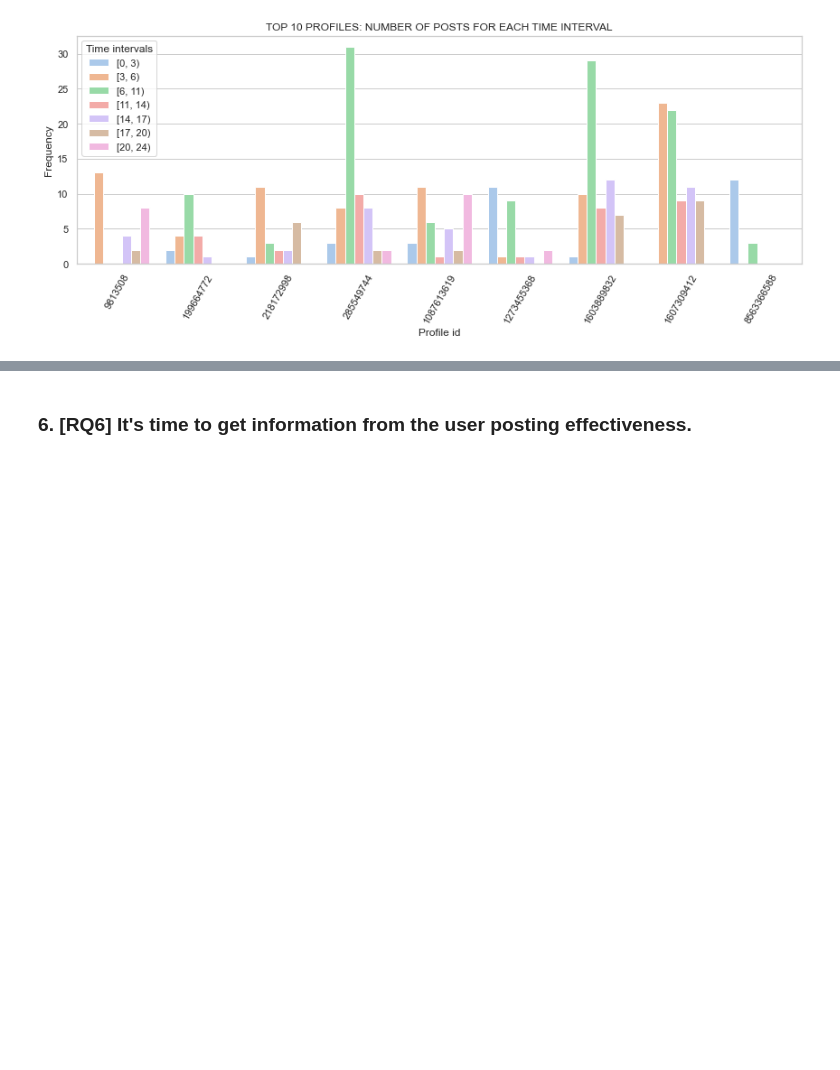
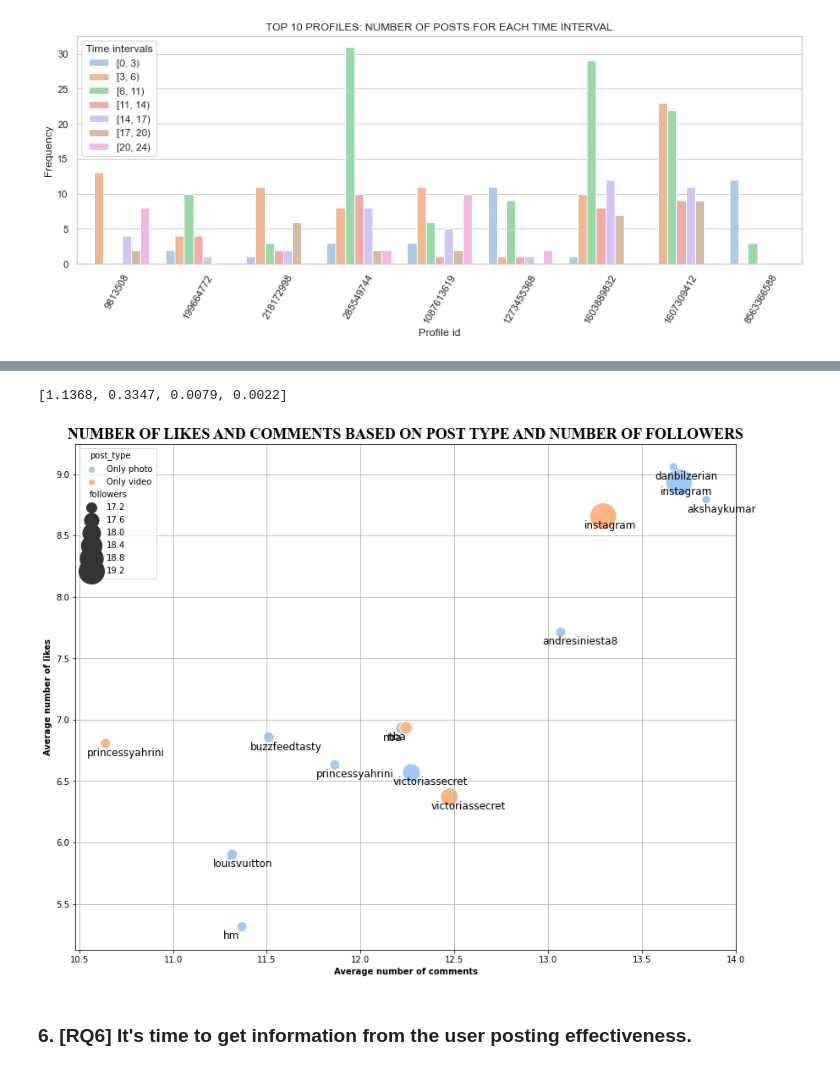
Before and after one commit to Prot10/ADM_HW_2, a Jupyter notebook: general.ipynb, the cells around one changed output, grey strips where cells are left out. Saved outputs shown, nothing was run; the diff lists cells and outputs as text; code cells hidden in the pictures; blank space fills up the shorter version.

```diff
--- a/general.ipynb
+++ b/general.ipynb
@@ -852,0 +836,4 @@ del subset5, top10profiles_followers, post_locations, post_locations_influent, l
+# %%
+# average number of likes and comments that each popular user receives on posts with videos
+avg_tab_videos = round(posts_t_l_c[posts_t_l_c['post_type']==2].groupby(['sid_profile'])[['numbr_likes', 'number_comments']].mean().dropna(),2)
+avg_tab_videos
@@ -852,0 +847,6 @@ del subset5, top10profiles_followers, post_locations, post_locations_influent, l
+# %%
+# At this point we merge the to subsets on "sid_profile"
+profiles_followers = top10profiles_followers[['profile_name', 'followers']]
+avg_tab_photos_foll = pd.merge(avg_tab_photos, profiles_followers,
+                               left_on=avg_tab_photos.index, right_on=profiles_followers.index)
+avg_tab_photos_foll['post_type'] = 'Only photo'
@@ -852,0 +867,4 @@ del subset5, top10profiles_followers, post_locations, post_locations_influent, l
+# %%
+avg_tab_videos_foll = pd.merge(avg_tab_videos, profiles_followers,
+                               left_on=avg_tab_videos.index, right_on=profiles_followers.index)
+avg_tab_videos_foll['post_type'] = 'Only video'
@@ -852,0 +879,6 @@ del subset5, top10profiles_followers, post_locations, post_locations_influent, l
+# %%
+avg_tab_foll = avg_tab_photos_foll.append(avg_tab_videos_foll, ignore_index=True)
+avg_tab_foll['numbr_likes'] = avg_tab_foll['numbr_likes'].astype('int')
+avg_tab_foll['number_comments'] = avg_tab_foll['number_comments'].astype('int')
+avg_tab_foll['followers'] = avg_tab_foll['followers'].astype('int')
+avg_tab_foll
@@ -852,0 +901,9 @@ del subset5, top10profiles_followers, post_locations, post_locations_influent, l
+# %%
+### da decidere bene e commentare
+avg1 = avg_tab_foll[avg_tab_foll['post_type']=='Only photo'].apply(lambda x: x.numbr_likes/x.followers, axis=1).mean()*100
+avg2 = avg_tab_foll[avg_tab_foll['post_type']=='Only video'].apply(lambda x: x.numbr_likes/x.followers, axis=1).mean()*100
+avg3 = avg_tab_foll[avg_tab_foll['post_type']=='Only photo'].apply(lambda x: x.number_comments/x.followers, axis=1).mean()*100
+avg4 = avg_tab_foll[avg_tab_foll['post_type']=='Only video'].apply(lambda x: x.number_comments/x.followers, axis=1).mean()*100
+[round(avg1, 4), round(avg2, 4), round(avg3, 4), round(avg4, 4)]
+# %% [output]
+[1.1368, 0.3347, 0.0079, 0.0022]
@@ -852,0 +912,24 @@ del subset5, top10profiles_followers, post_locations, post_locations_influent, l
+# %%
+likes_log = avg_tab_foll['numbr_likes'].apply(lambda x: np.log(x+1))
+comments_log = avg_tab_foll['number_comments'].apply(lambda x: np.log(x+1))
+followers_log = avg_tab_foll['followers'].apply(lambda x: np.log(x+1))
+post_type = avg_tab_foll['post_type']
+
+plt.figure(1, figsize=(14, 11))
+color1 = sns.color_palette("pastel")[0]
+color2 = sns.color_palette("pastel")[1]
+sns.scatterplot(x=likes_log, y=comments_log, hue=post_type,
+                size=followers_log, palette='pastel', sizes=(100,1000))
+for i, name in enumerate (avg_tab_foll['profile_name']):
+    plt.text(likes_log[i]-0.1,
+             comments_log[i]-0.1, name, fontsize=12)
+plt.xlabel('Average number of comments',
+          fontsize='10', color='black', fontweight="bold")
+plt.ylabel('Average number of likes',
+          fontsize='10', color='black', fontweight="bold")
+plt.title('NUMBER OF LIKES AND COMMENTS BASED ON POST TYPE AND NUMBER OF FOLLOWERS',
+          fontsize='18', color='black', fontweight="bold", fontname="Times New Roman")
+plt.grid()
+plt.show()
+# %% [output]
+[figure, added]
```
Also changed, not shown: parts of 56 cells of this notebook.
